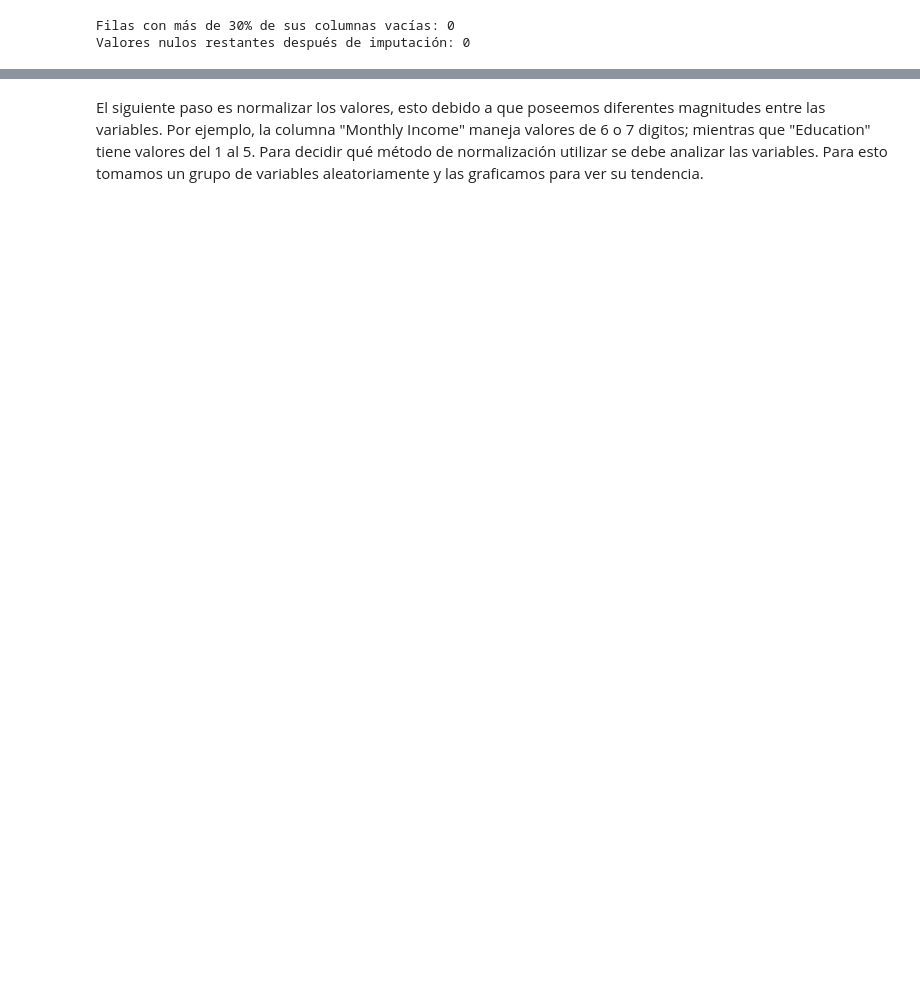
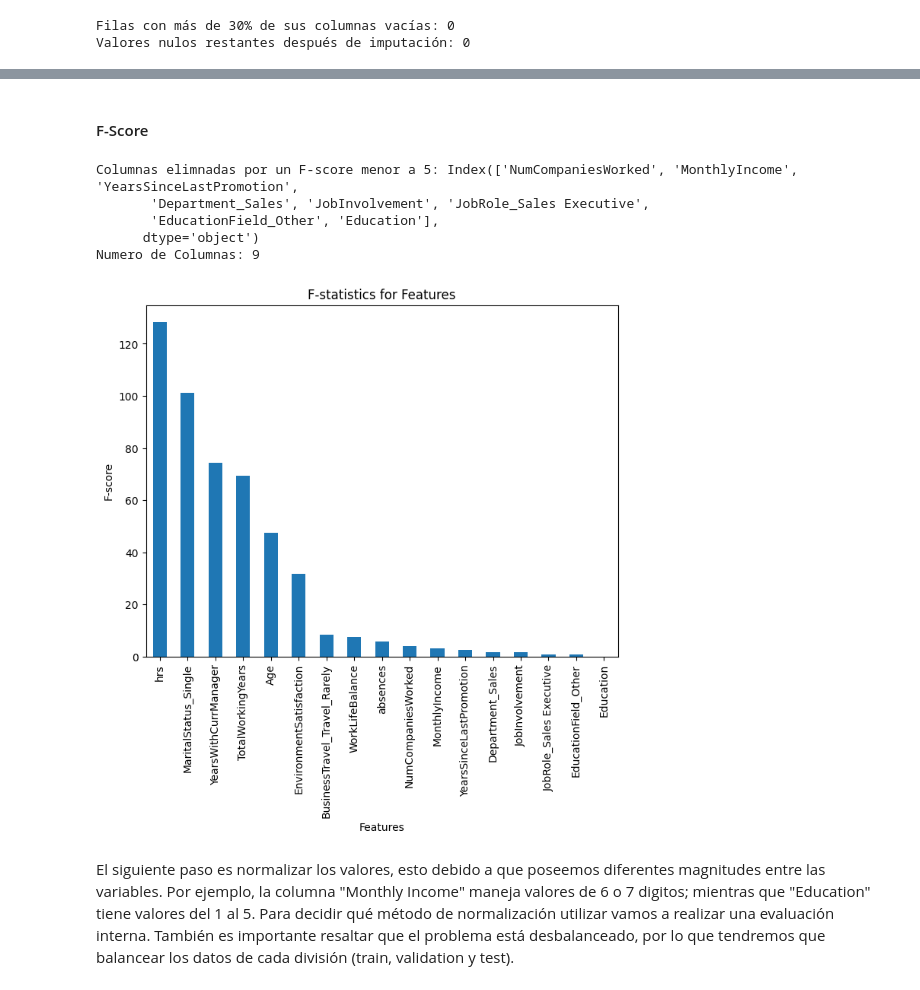
Before and after one commit to 100485446-UC3M/Primera_Practica_Machine_Learning_Grupo16, a Jupyter notebook: Predicciones.ipynb, the cells around one changed output, grey strips where cells are left out. Saved outputs shown, nothing was run; the diff lists cells and outputs as text; code cells hidden in the pictures; blank space fills up the shorter version.

```diff
--- a/Predicciones.ipynb
+++ b/Predicciones.ipynb
@@ -180,0 +252,22 @@ print(x.head())
+# %%
+from sklearn.feature_selection import mutual_info_classif
+
+mi_scores = mutual_info_classif(x.select_dtypes(include=['number']), y)
+mi_series = pd.Series(mi_scores, index=x.select_dtypes(include=['number']).columns)
+mi_series.sort_values(ascending=False, inplace=True)
+
+print("\nInformación Mutua:\n", mi_series)
+
+columns_to_drop = set()
+
+# Loop con las columnas y sus respectivos valores de información mutua
+for col, mi in zip(x.columns, mi_scores):
+    if mi == 0:
+        columns_to_drop.add(col)
+
+# Filtrar las columnas con información mutua diferente de cero
+x = x.drop(columns = columns_to_drop)
+
+# Imprimir las columnas eliminadas
+print("Columnas eliminadas debido a información mutua cero:", columns_to_drop)
+print(f"Numero de Columnas: {x.shape[1]}")
@@ -180,0 +292,29 @@ print(x.head())
+# %% [markdown]
+#### F-Score
+# %%
+from sklearn.feature_selection import f_classif
+
+f_scores, _ = f_classif(x.select_dtypes(include=['number']), y)
+f_series = pd.Series(f_scores, index=x.select_dtypes(include=['number']).columns)
+f_series.sort_values(ascending=False, inplace=True)
+
+columns_to_drop = f_series[f_series < 5].index
+
+x = x.drop(columns=columns_to_drop)
+
+print(f"Columnas elimnadas por un F-score menor a 5: {columns_to_drop}")
+print(f"Numero de Columnas: {x.shape[1]}")
+
+plt.figure(figsize=(8, 6))
+f_series.plot(kind='bar')
+plt.title("F-statistics for Features")
+plt.ylabel("F-score")
+plt.xlabel("Features")
+plt.show()
+# %% [output]
+Columnas elimnadas por un F-score menor a 5: Index(['NumCompaniesWorked', 'MonthlyIncome', 'YearsSinceLastPromotion',
+       'Department_Sales', 'JobInvolvement', 'JobRole_Sales Executive',
+       'EducationField_Other', 'Education'],
+      dtype='object')
+Numero de Columnas: 9
+[figure, added]
@@ -181,2 +358,2 @@ print(x.head())
 # %% [markdown]
-El siguiente paso es normalizar los valores, esto debido a que poseemos diferentes magnitudes entre las variables. Por ejemplo, la columna "Monthly Income" maneja valores de 6 o 7 digitos; mientras que "Education" tiene valores del 1 al 5. Para decidir qué método de normalización utilizar se debe analizar las variables. Para esto tomamos un grupo de variables aleatoriamente y las graficamos para ver su tendencia.
+El siguiente paso es normalizar los valores, esto debido a que poseemos diferentes magnitudes entre las variables. Por ejemplo, la columna "Monthly Income" maneja valores de 6 o 7 digitos; mientras que "Education" tiene valores del 1 al 5. Para decidir qué método de normalización utilizar vamos a realizar una evaluación interna. También es importante resaltar que el problema está desbalanceado, por lo que tendremos que balancear los datos de cada división (train, validation y test).
```
Also changed, not shown: parts of 26 cells of this notebook.
